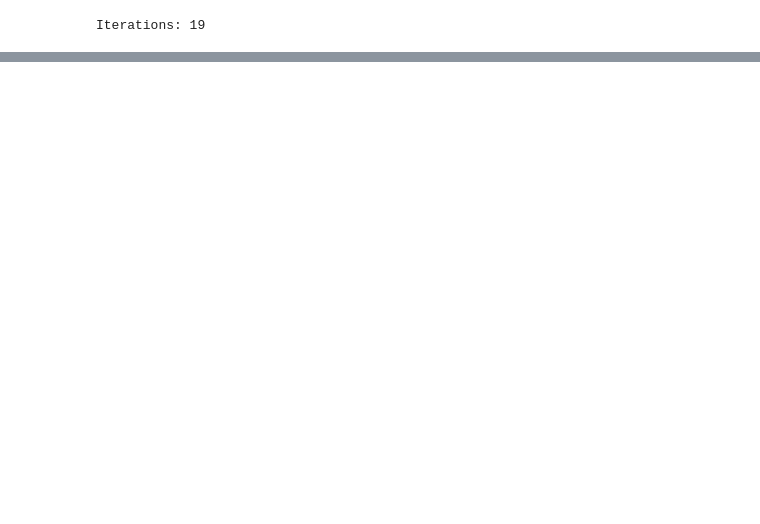
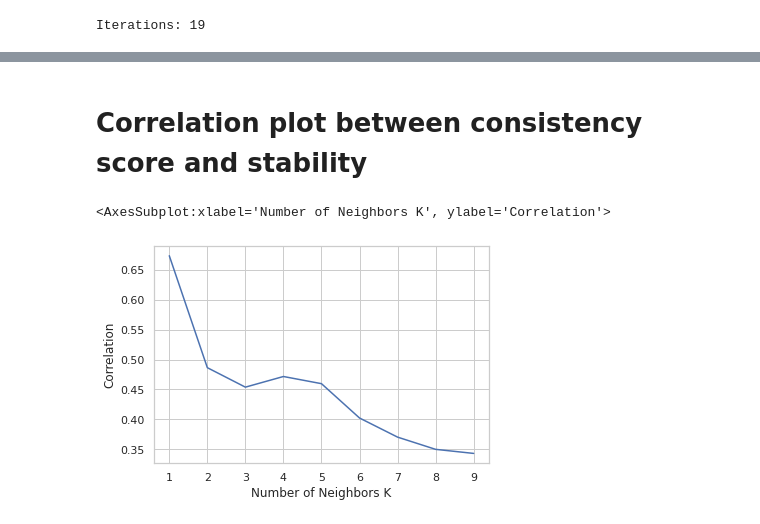
Before and after one commit to lurosenb/Swap_Auditor, a Jupyter notebook: Crafting_an_Unfair_Model.ipynb, the cells around one changed output, grey strips where cells are left out. Drawn from its saved outputs; the diff is of its cells as text; code cells hidden in the pictures; blank space fills up the shorter version.

Commit message:
add correlation plot in notebook

```diff
--- a/Crafting_an_Unfair_Model.ipynb
+++ b/Crafting_an_Unfair_Model.ipynb
@@ -402,0 +402,43 @@ TutoredSocio-economicStatusQuartileFathersWishes: 0.9510204081632653
+# %% [markdown]
+# Correlation plot between consistency score and stability
+# %%
+from sklearn.neighbors import KNeighborsClassifier
+from scipy.stats.stats import pearsonr
+
+k_list = []
+corr_list = []
+for k in range(1,10):
+    k_neighbor = k
+
+    ifm_list = []
+    s_list = []
+    neigh = KNeighborsClassifier(n_neighbors=k_neighbor)
+    neigh.fit(tiny_test[X.columns], tiny_test["GradesUndergrad"])
+    for student_id in tiny_test["StudentId"].unique():
+
+        individual_prediction = neigh.predict(tiny_test[tiny_test["StudentId"] == student_id][X.columns])
+        individual_kneighbor = neigh.kneighbors(tiny_test[tiny_test["StudentId"] == student_id][X.columns])[1][0]
+        kneighbors_predictions = rf.predict(tiny_test[X.columns].iloc[individual_kneighbor]).tolist()
+
+        ifm = kneighbors_predictions.count(individual_prediction)/len(kneighbors_predictions)
+        s, marg = randomized._retrieve_stability_individual(student_id)
+
+        ifm_list.append(ifm)
+        s_list.append(s)
+
+    #correlation between ifm and s
+    k_list.append(k)
+    corr_list.append(pearsonr(ifm_list,s_list)[0])
+# %%
+import seaborn as sns
+
+#sns line plot
+sns.set(style="whitegrid")
+#set x label
+plt.xlabel('Number of Neighbors K')
+#set y label
+plt.ylabel('Correlation')
+sns.lineplot(x=k_list, y=corr_list)
+# %% [output]
+<AxesSubplot:xlabel='Number of Neighbors K', ylabel='Correlation'>
+[figure, added]
```
Also changed, not shown: parts of 14 cells of this notebook.
